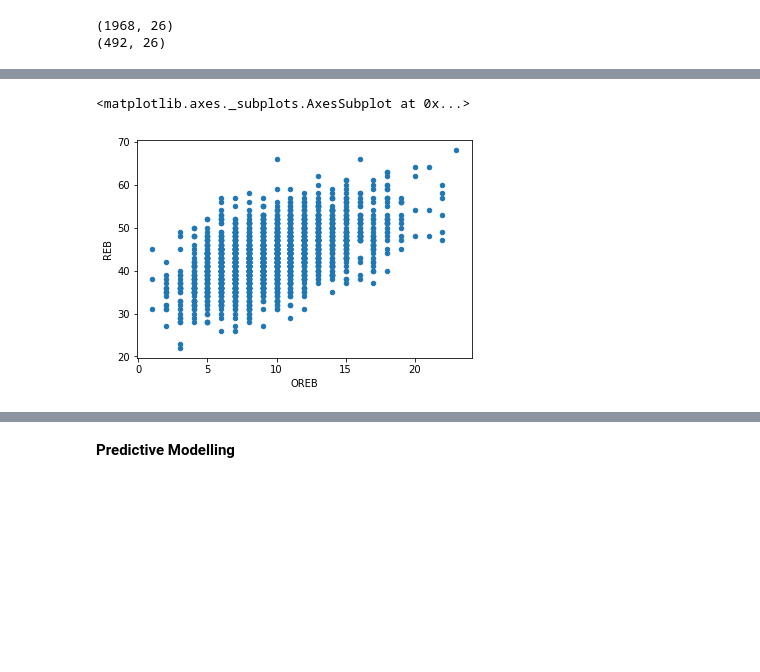
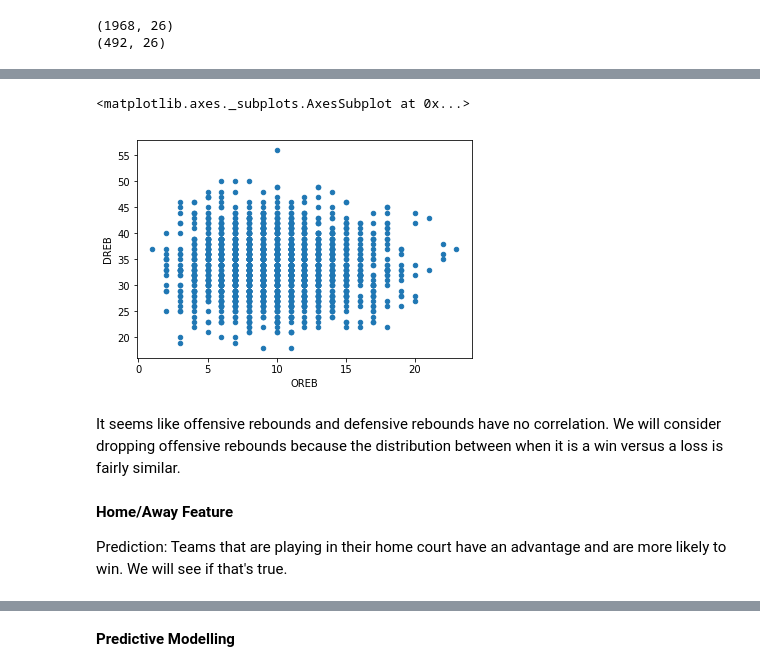
Before and after one commit to calvin20cc/NBA-Games-Predictor, a Jupyter notebook: game_prediction.ipynb, the cells around one changed output, grey strips where cells are left out. Saved outputs shown, nothing was run; the diff lists cells and outputs as text; code cells hidden in the pictures; blank space fills up the shorter version.

```diff
--- a/game_prediction.ipynb
+++ b/game_prediction.ipynb
@@ -199,8 +137,14 @@ train_df['+/-'].hist()
 # %%
-train_df.plot.scatter('OREB', 'REB', s=None, c=None)
+train_df.plot.scatter('OREB', 'DREB', s=None, c=None)
 # %% [output]
 <matplotlib.axes._subplots.AxesSubplot at 0x...>
-[figure, old version]
+[figure, new version]
+# %% [markdown]
+It seems like offensive rebounds and defensive rebounds have no correlation. We will consider dropping offensive rebounds because the distribution between when it is a win versus a loss is fairly similar.
+# %% [markdown]
+**Home/Away Feature**
+
+Prediction: Teams that are playing in their home court have an advantage and are more likely to win. We will see if that's true.
 # %%
 temp1 = train_df['HOME/AWAY'].value_counts().sort_index()
 temp2 = train_df.pivot_table(values='W/L',index=['HOME/AWAY'],aggfunc=lambda x: x.mean())
```
Also changed, not shown: parts of 50 cells of this notebook, 2 other files.
